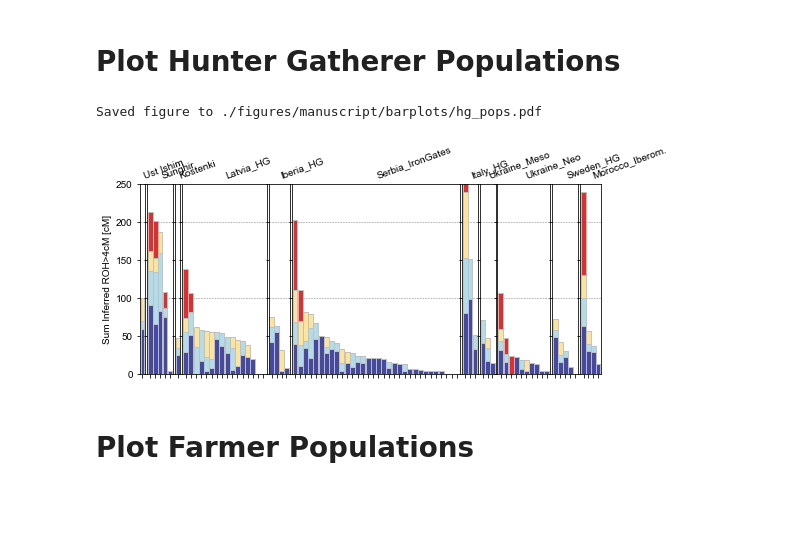
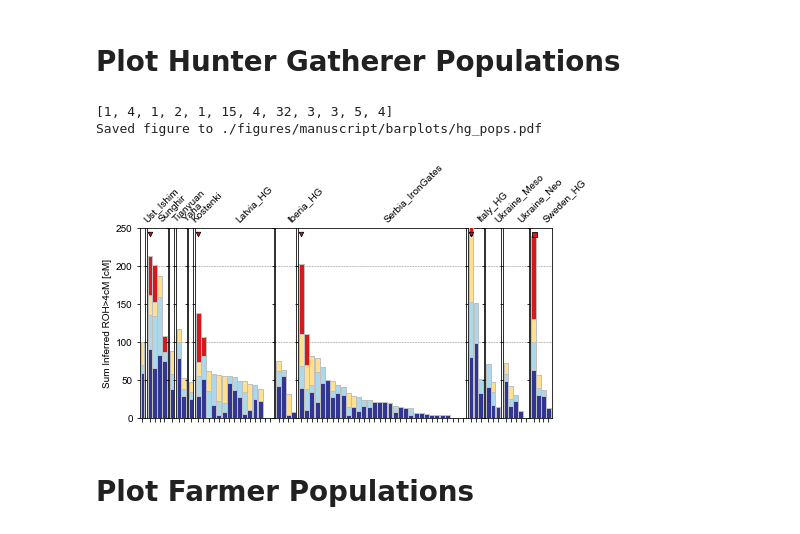
Before and after one commit to hringbauer/hapROH, a Jupyter notebook: Notebooks/Figures/plot_bar_ROH.ipynb, the cells around one changed output. Saved outputs shown, nothing was run; the diff lists cells and outputs as text; code cells hidden in the pictures; blank space fills up the shorter version.

Commit message:
Figure3 Update

```diff
--- a/Notebooks/Figures/plot_bar_ROH.ipynb
+++ b/Notebooks/Figures/plot_bar_ROH.ipynb
@@ -389,4 +391,5 @@ Imperial Rome, Mesolithic Steppe, Anatolia N, Iberia Mesolithic, EN, N
 # Plot Hunter Gatherer Populations
 # %%
 df1 = pd.read_csv("./Empirical/roh_all_inds_final_v42.csv", sep='\t')
-df_t = df1[df1["economy"].values == "Hunter Gatherer"]
+df_t = df1[df1["age"]>7000]
+#df_t = df1[df1["economy"].values == "Hunter Gatherer"]
@@ -393,21 +398,24 @@ df_t = df1[df1["economy"].values == "Hunter Gatherer"]
 # %%
-clsts = ["Ust_Ishim",  "Sunghir", "Kostenki",
+clsts = ["Ust_Ishim", "Sunghir", "China_Tianyuan", "Yana", "Kostenki",
          "Latvia_HG", "Iberia_HG", "Serbia_Mesolithic_IronGates", "Italy_Mesolithic", "Ukraine_Mesolithic",
-         "Ukraine_N", "Sweden_HG_Motala", "Morocco_Iberomaurusian"]
+         "Sweden_HG_Motala", "Morocco_Iberomaurusian"]
 
-labels = ["Ust Ishim", "Sunghir", "Kostenki", "Latvia_HG", "Iberia_HG",
+labels = ["Ust_Ishim", "Sunghir", "Tianyuan", "Yana", "Kostenki", "Latvia_HG", "Iberia_HG",
           "Serbia_IronGates", "Italy_HG", "Ukraine_Meso",
           "Ukraine_Neo", "Sweden_HG", "Morocco_Iberom."]
 
 df_plots, lgths = prep_dfs_plot_exact(df_t, pops=clsts, mod_only=False, exact=False)
+print([len(df) for df in df_plots])
 
 plot_panel_row(df_plots, figsize=(np.sum(lgths)/10, 3.5), ylim=[0,250], fs_x=6,
-               titles=labels, ha_title="left", r_title=20, title_col="pop", hlines=[100, 200],
+               titles=labels, ha_title="left", r_title=45, title_col="pop", hlines=[100, 200],
                x_labels=False, leg_pos=0, degrees=[], Ns=[],
+               cutoffs=[50,100], ss=[20, 25], lw=0.8, sym_ofst=-8,
                savepath="./figures/manuscript/barplots/hg_pops.pdf")
 # %% [output]
+[1, 4, 1, 2, 1, 15, 4, 32, 3, 3, 5, 4]
 Saved figure to ./figures/manuscript/barplots/hg_pops.pdf
-[figure, old version]
+[figure, new version]
 # %%
 # Hunter Gatherers [not main plot]
 df1 = pd.read_csv("./Empirical/roh_all_inds_final_v42.csv", sep='\t')
```
Also changed, not shown: parts of 50 cells of this notebook, 3 other files.
